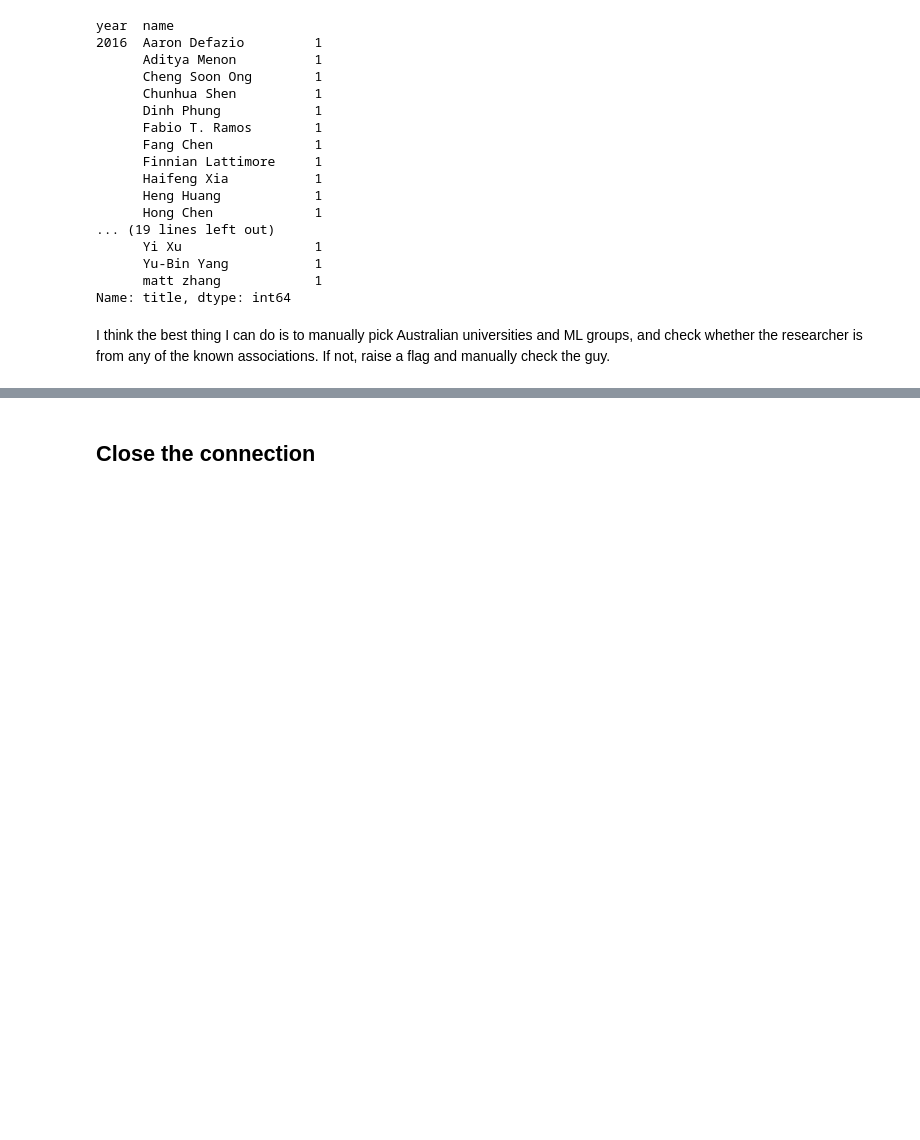
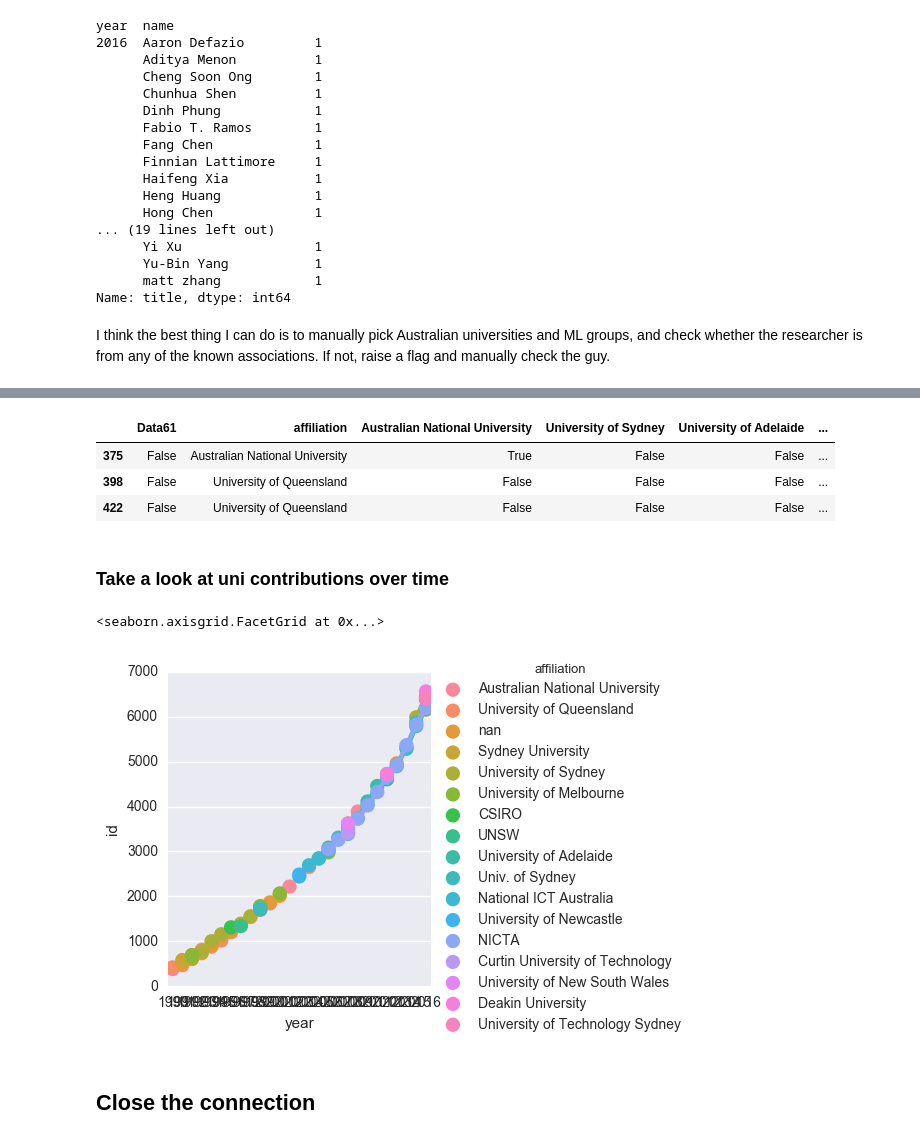
Before and after one commit to vivekbharadwaj/nips_papers_analysis, a Jupyter notebook: NOTEBOOKS/00_nips_analysis.ipynb, the cells around one changed output, grey strips where cells are left out. Cells and saved outputs as stored; diff of their text form; code cells hidden in the pictures; blank space fills up the shorter version.

Commit message:
mucking around with assigning ozzie unis. some success but need to improve.

```diff
--- a/NOTEBOOKS/00_nips_analysis.ipynb
+++ b/NOTEBOOKS/00_nips_analysis.ipynb
@@ -394,0 +413,14 @@ I think the best thing I can do is to manually pick Australian universities and
+# %%
+# create a list of unis that you want to build a one-hot encoder for. When you refactor this, it can be a user input
+list_of_unis = ['Data61','Australian National University','University of Sydney','University of Adelaide',
+                'Deakin University','University of New South Wales','NICTA','University of Technology Sydney',
+                'University of Queensland','Curtin University of Technology','National ICT Australia',
+                'Sydney University','UNSW','University of Melbourne','Univ. of Sydney','University of Newcastle','CSIRO']
+# %%
+# build a new dataframe df_ozzie_papers because we now want to investigate without authors - just the affiliations
+df_ozzie_papers = df_papers[df_papers.ozzie == 1]
+# %%
+# start building one-hot encoders for each known aussie university.
+for uni in list_of_unis:
+    df_ozzie_papers[uni] = df_ozzie_papers.paper_text_500_words.str.contains(uni)
+    df_ozzie_papers['affiliation'] = np.where(df_ozzie_papers.paper_text_500_words.str.contains(uni),uni,df_ozzie_papers['affiliation'])
@@ -394,0 +459,7 @@ I think the best thing I can do is to manually pick Australian universities and
+# %%
+# data cleansing de-duplication (sum up the duplicates and remove the repeats)
+# note: doing logical ORs. cool huh.
+df_ozzie_papers['University of Sydney']|= df_ozzie_papers['Sydney University'] | df_ozzie_papers['Univ. of Sydney']
+df_ozzie_papers['University of New South Wales']|= df_ozzie_papers['UNSW']
+df_ozzie_papers['NICTA']|= df_ozzie_papers['National ICT Australia']
+df_ozzie_papers.drop(['Sydney University','Univ. of Sydney','UNSW','National ICT Australia'],axis=1,inplace = True)
@@ -395,3 +483,17 @@ I think the best thing I can do is to manually pick Australian universities and
+# %%
+df_ozzie_papers.loc[:,'Data61':].head(3)
+# %% [output]
+|  | Data61 | affiliation | Australian National University | University of Sydney | University of Adelaide | ... |
+| 375 | False | Australian National University | True | False | False | ... |
+| 398 | False | University of Queensland | False | False | False | ... |
+| 422 | False | University of Queensland | False | False | False | ... |
+# %% [markdown]
+### Take a look at uni contributions over time
+# %%
+sns.factorplot(x="year", y= 'id', hue="affiliation", data=df_ozzie_papers)
+# %% [output]
+<seaborn.axisgrid.FacetGrid at 0x...>
+[figure, added]
 # %% [markdown]
 ## Close the connection
 # %%
```
Also changed, not shown: parts of 11 cells of this notebook.
